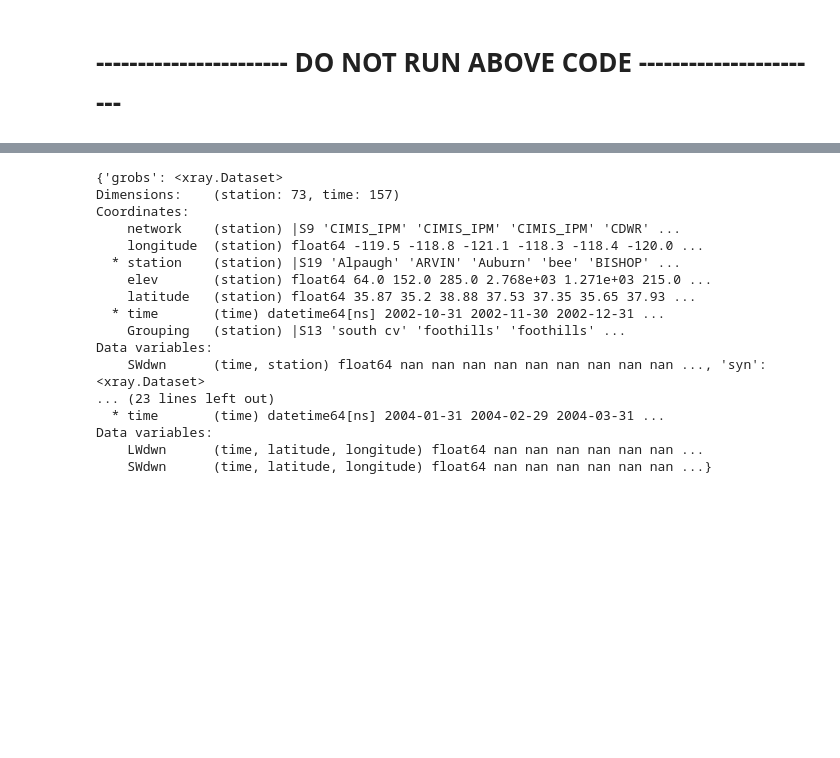
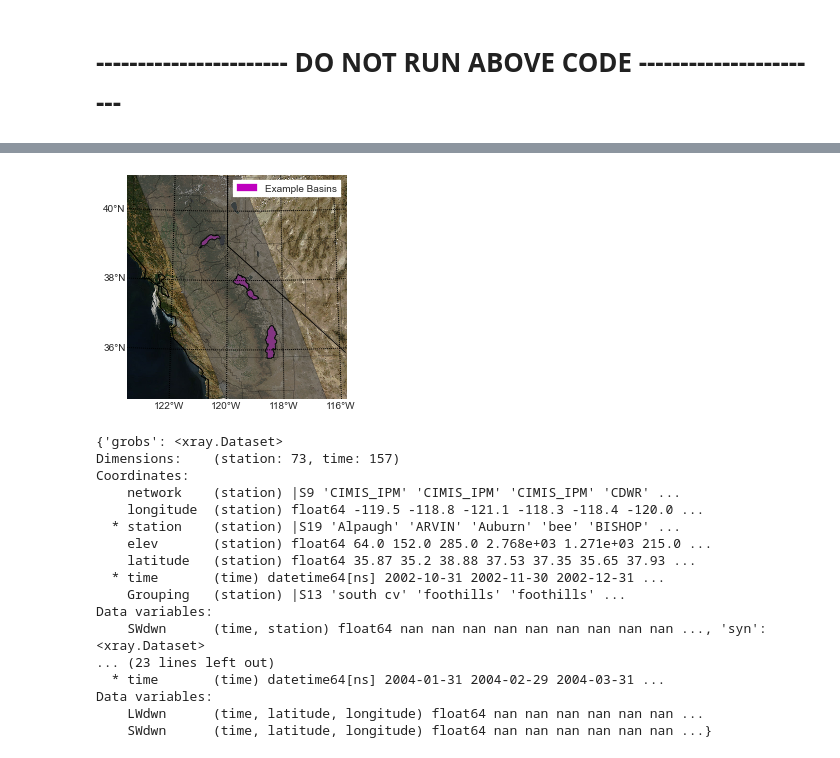
Before and after one commit to klapo/CalRad, a Jupyter notebook: CR.StatisticsMaps.Master.ipynb, the cells around one changed output, grey strips where cells are left out. Saved outputs shown, nothing was run; the diff lists cells and outputs as text; code cells hidden in the pictures; blank space fills up the shorter version.

```diff
--- a/CR.StatisticsMaps.Master.ipynb
+++ b/CR.StatisticsMaps.Master.ipynb
@@ -542,6 +467,79 @@ f.savefig(fname)
 Previous lat/lon:
 lats = [34.5,34.5,41,41]
 lons = [-120,-115,-118,-123.5]
+# %%
+#### Descriptive Maps of Ground Observation Stations
+## Plot station distribution
+f = plt.figure(figsize=(6, 4))
+gs = matplotlib.gridspec.GridSpec(1,1,width_ratios=(1,.5))
+
+# Directory for basemap pickle files
+dir_bmap = '/Users/karllapo/gdrive/SnowHydrology/proj/CloudClimatology/data/basemap'
+
+## Build basemap
+lon_stat = grobs.longitude.values
+lat_stat = grobs.latitude.values
+
+bmp,bmd = build_basemap(lon_stat,lat_stat,dir_bmap,'CA.Domain.bmp.pickle')
+lat_labels = np.arange(34,42,2)
+lon_labels = np.arange(-116.,-124.,-2)
+
+## Colors
+import kgraph
+ax = plt.subplot(gs[0,0])
+colsche = kgraph.SRON(5)
+
+## Study domain shape
+# lats = [34.5,34.5,41,41]
+# lons = [-120,-115,-118,-123.5]
+lats = [34.5,34.5,41,41]
+lons = [-120,-116.5,-119.5,-123.5]
+x, y = bmp( lons, lats )
+xy = zip(x,y)
+ax.add_patch(matplotlib.patches.Polygon(xy, closed=True,\
+                    facecolor=np.divide(np.array([90.,90.,90.]),256.),alpha=.6))
+grouping = ['north cv','south cv','west of crest','foothills','east of crest']
+grobs_map_plot = grobs.swap_dims({'station':'Grouping'})
+
+## MODIS mosaic background (CLEAR)
+import gdal
+MODISimage = gdal.Open(dir_tif+'CalRad.MODIS_clear.tif')
+MODISimage = np.rollaxis(MODISimage.ReadAsArray(), 0, 3)/256.
+x0, y0 = bmp(-123.5, 34.5)
+x1, y1 = bmp(-115, 41)
+extent = [x0, x1, y0, y1]
+bmp.imshow(MODISimage,origin='upper',ax=ax)
+
+## Basin shapefiles
+os.chdir(dir_bmap+'/BasinShapefiles')
+bmp.readshapefile('./SierraBasins', 'SierraBasins')
+patches   = []
+
+for info, shape in zip(bmp.SierraBasins_info, bmp.SierraBasins):
+    patches.append( Polygon(np.array(shape), True) )
+ax.add_collection(PatchCollection(patches, facecolor= 'm', edgecolor='k', linewidths=1.))
+
+## Format -- map properties
+bmp.drawparallels(lat_labels,labels=[1,0,0,0])
+bmp.drawmeridians(lon_labels,labels=[0,0,0,1])
+
+# political boundaries.
+bmp.drawstates()
+bmp.drawcoastlines()
+bmp.drawcounties()
+
+## Format -- legend properties
+import matplotlib.lines as mlines
+h2 = [matplotlib.patches.Patch(color='m',label='Example Basins')]
+leg = plt.legend(handles=h2,loc='upper right',frameon=True)
+leg.get_frame().set_facecolor('w')
+
+## Print
+os.chdir(dir_print)
+fname = 'CalRad.Map.ExampleBasins.png'
+f.savefig(fname)
+# %% [output]
+[figure, added]
 # %%
 ###############################
 ## Climatology and Anomalies ##
```
Also changed, not shown: parts of 6 cells of this notebook.
